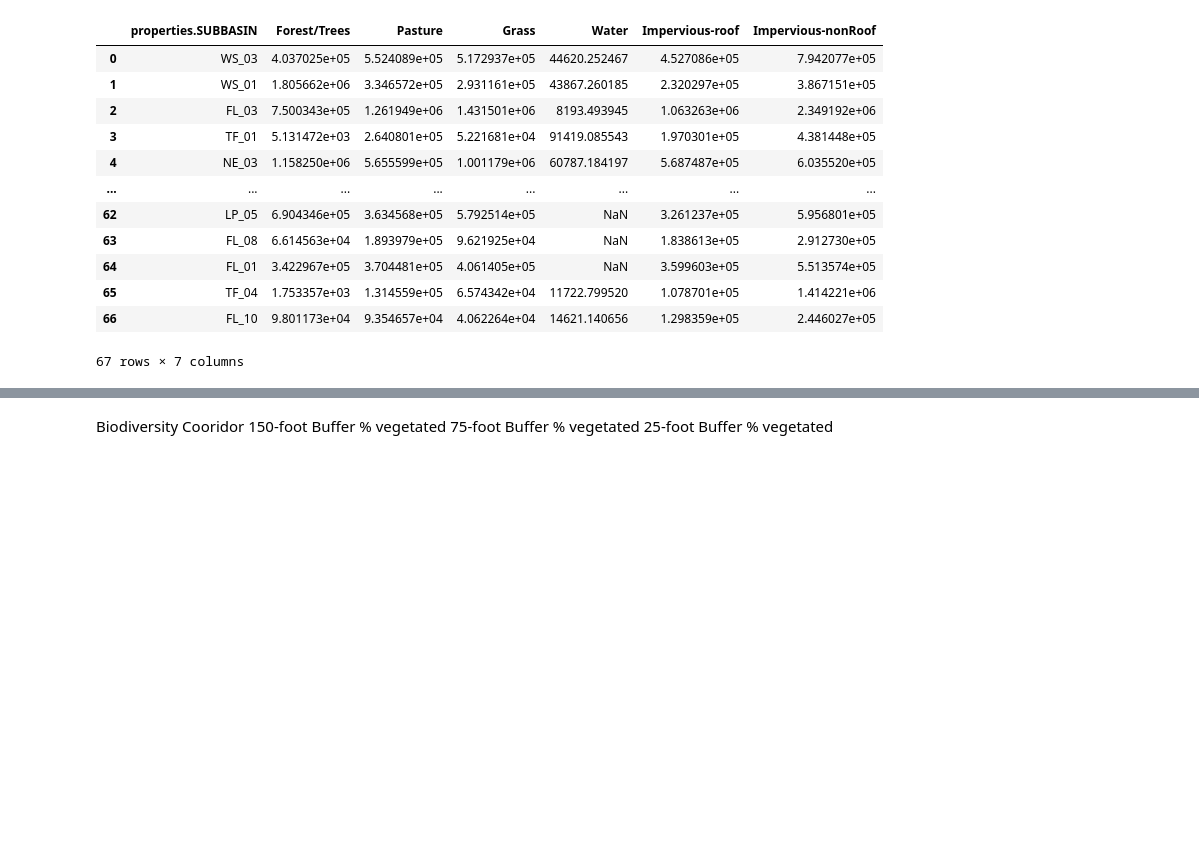
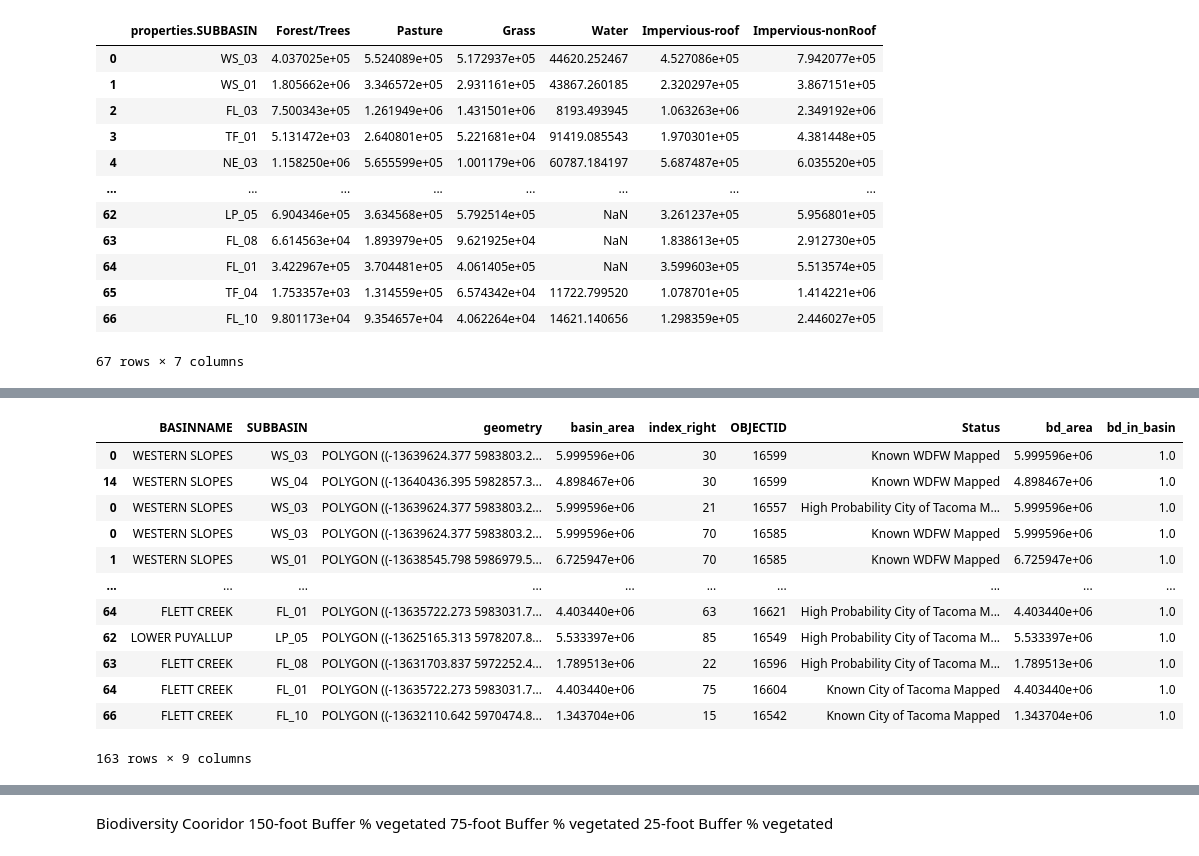
Before and after one commit to Geosyntec/StormPiper, a Jupyter notebook: ipynb/reports_data.ipynb, the cells around one changed output, grey strips where cells are left out. Drawn from its saved outputs; the diff is of its cells as text; code cells hidden in the pictures; blank space fills up the shorter version.

Commit message:
updates decision support data

```diff
--- a/ipynb/reports_data.ipynb
+++ b/ipynb/reports_data.ipynb
@@ -301,0 +495,6 @@ Tree Canopy % Cover in buffers (varies for stream type)
+# %%
+bio_diversity_path = "DART/DARTenvironmental/MapServer/5"
+
+bio_diversity_gpd = get_geojson_as_gp(base_url, bio_diversity_path)
+
+bio_diversity_gpd.head()
@@ -301,0 +527,31 @@ Tree Canopy % Cover in buffers (varies for stream type)
+# %%
+x = bio_diversity_gpd.to_crs(3857)
+y = subbasins.to_crs(3857)
+
+biodiv_subbasin = gp.sjoin(x,y, op='intersects').reset_index(drop=True)
+# %%
+y = subbasins.to_crs(3857)
+y['basin_area'] = y.geometry.area
+biodiv_subbasin = gp.overlay(y,x, how='intersection')
+
+biodiv_subbasin['bd_area'] =biodiv_subbasin.apply(lambda row: row.geometry.area,axis=1)
+biodiv_subbasin['pct_bd'] = biodiv_subbasin['bd_area']/biodiv_subbasin['basin_area']
+biodiv_subbasin.drop(columns=['Status','bd_area','basin_area','OBJECTID','geometry']).to_csv('exported_data/biodiversity_cooridors.csv')
+# %%
+biodiv_subbasin['bd_area'] = biodiv_subbasin.geometry.area
+biodiv_subbasin['bd_in_basin'] = biodiv_subbasin['bd_area']/biodiv_subbasin['basin_area']
+biodiv_subbasin
+# %% [output]
+|  | BASINNAME | SUBBASIN | geometry | basin_area | index_right | OBJECTID | Status | bd_area | bd_in_basin |
+| 0 | WESTERN SLOPES | WS_03 | POLYGON ((-13639624.377 5983803.2... | 5.999596e+06 | 30 | 16599 | Known WDFW Mapped | 5.999596e+06 | 1.0 |
+| 14 | WESTERN SLOPES | WS_04 | POLYGON ((-13640436.395 5982857.3... | 4.898467e+06 | 30 | 16599 | Known WDFW Mapped | 4.898467e+06 | 1.0 |
+| 0 | WESTERN SLOPES | WS_03 | POLYGON ((-13639624.377 5983803.2... | 5.999596e+06 | 21 | 16557 | High Probability City of Tacoma M... | 5.999596e+06 | 1.0 |
+| 0 | WESTERN SLOPES | WS_03 | POLYGON ((-13639624.377 5983803.2... | 5.999596e+06 | 70 | 16585 | Known WDFW Mapped | 5.999596e+06 | 1.0 |
+| 1 | WESTERN SLOPES | WS_01 | POLYGON ((-13638545.798 5986979.5... | 6.725947e+06 | 70 | 16585 | Known WDFW Mapped | 6.725947e+06 | 1.0 |
+| ... | ... | ... | ... | ... | ... | ... | ... | ... | ... |
+| 64 | FLETT CREEK | FL_01 | POLYGON ((-13635722.273 5983031.7... | 4.403440e+06 | 63 | 16621 | High Probability City of Tacoma M... | 4.403440e+06 | 1.0 |
+| 62 | LOWER PUYALLUP | LP_05 | POLYGON ((-13625165.313 5978207.8... | 5.533397e+06 | 85 | 16549 | High Probability City of Tacoma M... | 5.533397e+06 | 1.0 |
+| 63 | FLETT CREEK | FL_08 | POLYGON ((-13631703.837 5972252.4... | 1.789513e+06 | 22 | 16596 | High Probability City of Tacoma M... | 1.789513e+06 | 1.0 |
+| 64 | FLETT CREEK | FL_01 | POLYGON ((-13635722.273 5983031.7... | 4.403440e+06 | 75 | 16604 | Known City of Tacoma Mapped | 4.403440e+06 | 1.0 |
+| 66 | FLETT CREEK | FL_10 | POLYGON ((-13632110.642 5970474.8... | 1.343704e+06 | 15 | 16542 | Known City of Tacoma Mapped | 1.343704e+06 | 1.0 |
+163 rows × 9 columns
```
Also changed, not shown: parts of 51 cells of this notebook, 5 other files.
